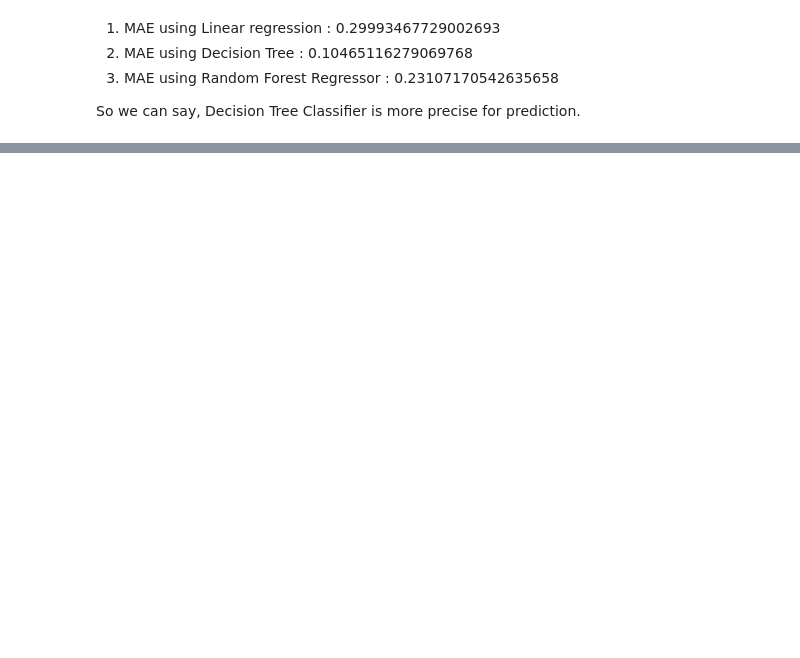
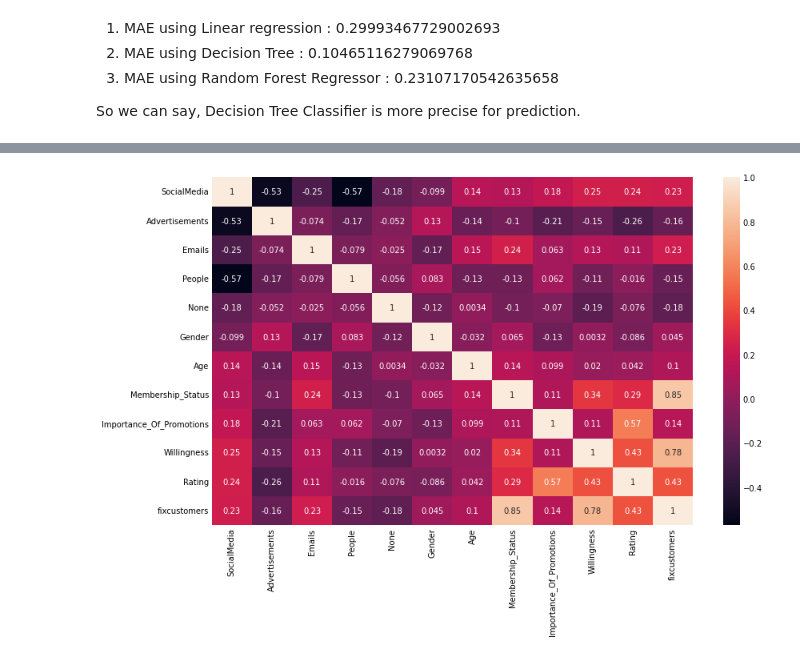
Before and after one commit to aryatalathi/Personalized-marketing-and-targeted-advertising, a Jupyter notebook: starbucks.ipynb, the cells around one changed output, grey strips where cells are left out. Drawn from its saved outputs; the diff is of its cells as text; code cells hidden in the pictures; blank space fills up the shorter version.

Commit message:
fixcustomers added

```diff
--- a/starbucks.ipynb
+++ b/starbucks.ipynb
@@ -428,0 +514,10 @@ en.corr()
+# %%
+src_df = pd.DataFrame()
+
+for i, sources in enumerate(df2['Sources']):
+    for item in sources.split(','):
+        if item.strip().lower() in sources_set:
+            src_df.loc[i, item.strip().lower()] = 1
+
+src_df = src_df.fillna(0)
+src_df
@@ -428,0 +542,8 @@ en.corr()
+# %%
+src_df["SocialMedia"] = src_df["social media"] + src_df["starbucks website/apps"] + src_df["application offer"]
+src_df["Advertisements"] = src_df["in store displays"] + src_df["billboards"]
+src_df["Emails"] = src_df["emails"]
+src_df["People"] = src_df["through friends and word of mouth"]
+src_df["None"] = src_df["never hear"]
+src_df = src_df.drop(["emails", "through friends and word of mouth", 'social media', 'starbucks website/apps', 'application offer', 'in store displays', 'never hear', '', 'billboards'], axis=1)
+src_df
@@ -428,0 +568,5 @@ en.corr()
+# %%
+new = pd.concat([src_df, df2], axis=1)
+final = new.drop("Sources", axis=1)
+final["PromoMethod"] = ""
+final.fillna(0)
@@ -429,2 +587,11 @@ en.corr()
+# %%
+final["fixcustomers"] = final["Membership_Status"] + final["Willingness"]
+# %%
+corr1 = final.corr()
+plt.figure(figsize = (12,8))
+sns.heatmap(corr1,annot=True)
+plt.show()
+# %% [output]
+[figure, added]
 # %%
 #Dependent variables
```
Also changed, not shown: parts of 16 cells of this notebook.
